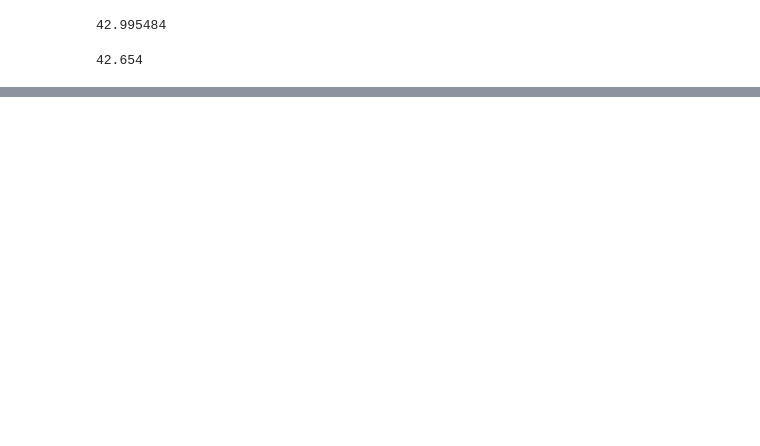
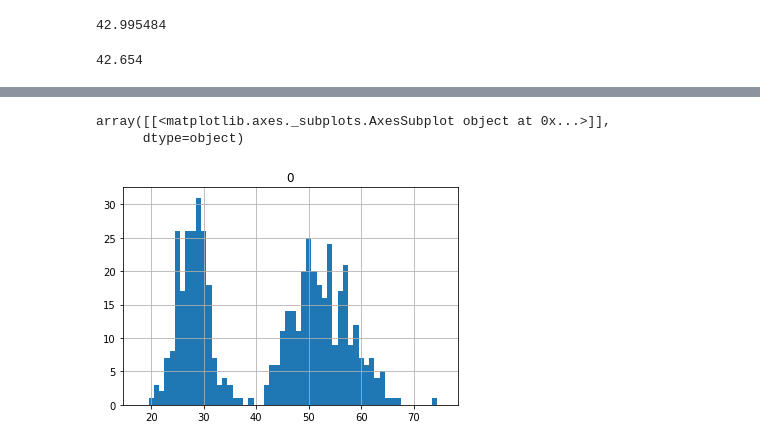
Before and after one commit to LDSSA/bootcamp, a Jupyter notebook: units/SLU7_Advanced_Statistics/Learning notebook - SLU07 (Advanced Statistics).ipynb, the cells around one changed output, grey strips where cells are left out. Saved outputs shown, nothing was run; the diff lists cells and outputs as text; code cells hidden in the pictures; blank space fills up the shorter version.

```diff
--- a/units/SLU7_Advanced_Statistics/Learning notebook - SLU07 (Advanced Statistics).ipynb
+++ b/units/SLU7_Advanced_Statistics/Learning notebook - SLU07 (Advanced Statistics).ipynb
@@ -335,0 +363,7 @@ TODO: Brief description of the method, but more of a warning regarding common pi
+# %%
+pd.DataFrame(population_ages.sample(500)).hist(bins=58,
+                                  range=(17.5,75.5))
+# %% [output]
+array([[<matplotlib.axes._subplots.AxesSubplot object at 0x...>]],
+      dtype=object)
+[figure, added]
```
Also changed, not shown: parts of 62 cells of this notebook, 1 other file.
